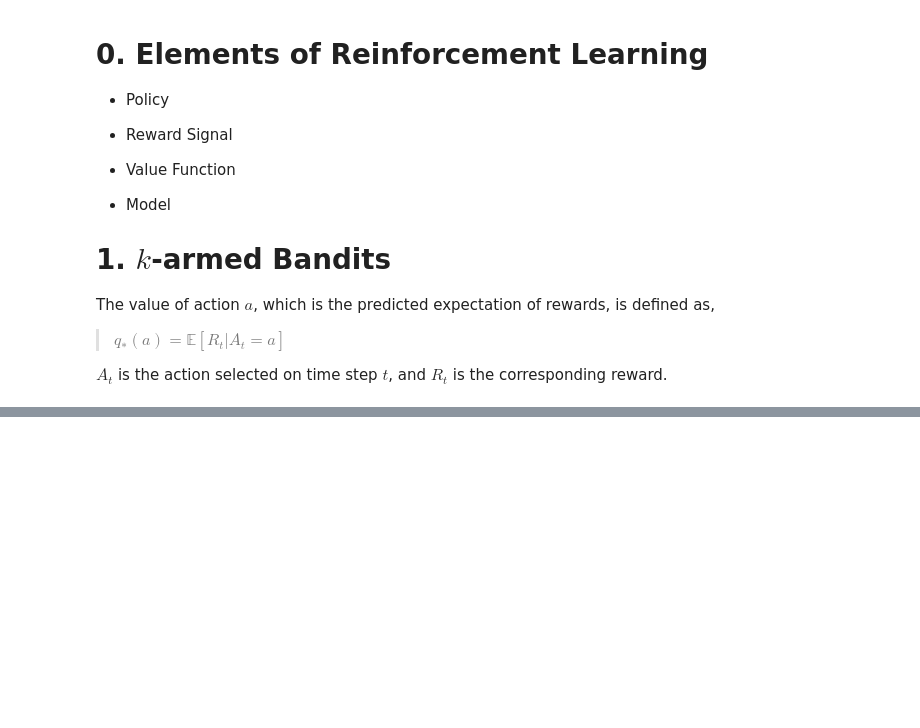
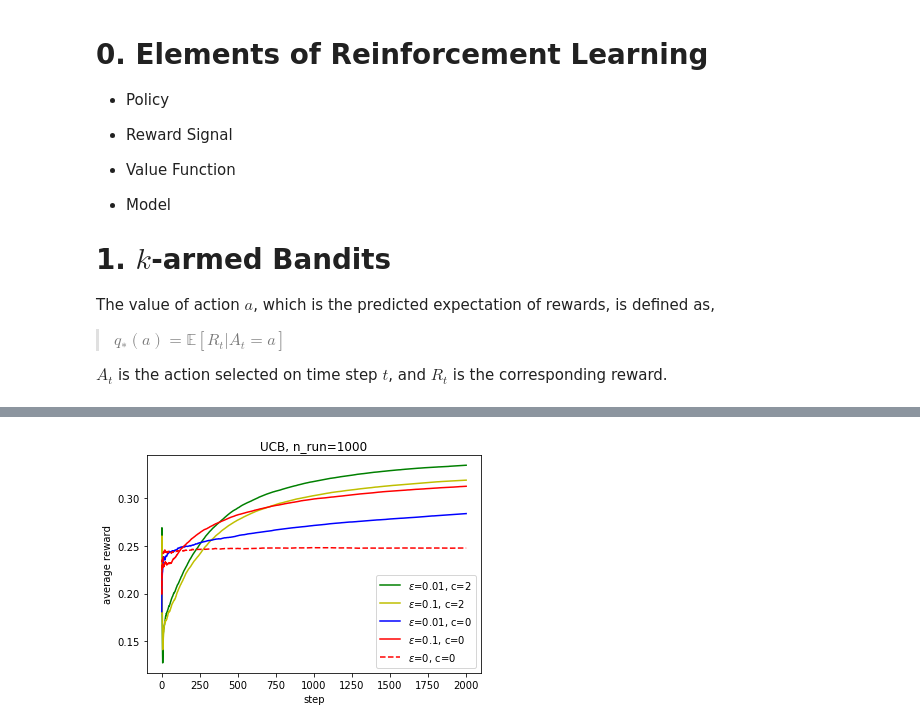
Before and after one commit to feynmanma7/machine_learning, a Jupyter notebook: ReinforcementLearning/Multi-armed Bandits.ipynb, the cells around one changed output, grey strips where cells are left out. Saved outputs shown, nothing was run; the diff lists cells and outputs as text; code cells hidden in the pictures; blank space fills up the shorter version.

```diff
--- a/ReinforcementLearning/Multi-armed Bandits.ipynb
+++ b/ReinforcementLearning/Multi-armed Bandits.ipynb
@@ -114,0 +196,39 @@ plt.show()
+# %%
+# Run
+n_run = 1000
+n_step = 2000
+
+ucb_rewards_1 = np.zeros(n_step)
+ucb_rewards_2 = np.zeros(n_step)
+ucb_rewards_3 = np.zeros(n_step)
+ucb_rewards_4 = np.zeros(n_step)
+
+for _ in range(n_run):
+    ucb_rewards_1 += bandit_experience(reward_fns, n_step, n_arm, epsilon=0.01, c=1)
+    ucb_rewards_2 += bandit_experience(reward_fns, n_step, n_arm, epsilon=0.1, c=1)
+    ucb_rewards_3 += bandit_experience(reward_fns, n_step, n_arm, epsilon=0.01, c=2)
+    ucb_rewards_4 += bandit_experience(reward_fns, n_step, n_arm, epsilon=0.1, c=2)
+
+ucb_rewards_1 /= n_step
+ucb_rewards_2 /= n_step
+ucb_rewards_3 /= n_step
+ucb_rewards_4 /= n_step
+# %%
+# Plot
+x = np.linspace(1, 2000, 2000)
+
+
+plt.plot(x, ucb_rewards_3, 'g-', label='$\epsilon$=0.01, c=2')
+plt.plot(x, ucb_rewards_4, 'y-', label='$\epsilon$=0.1, c=2')
+
+plt.plot(x, rewards_2, 'b-', label='$\epsilon$=0.01, c=0')
+plt.plot(x, rewards_3, 'r-', label='$\epsilon$=0.1, c=0')
+plt.plot(x, rewards_1, 'r--', label='$\epsilon$=0, c=0')
+
+plt.legend(loc='best')
+plt.xlabel('step')
+plt.ylabel('average reward')
+plt.title('UCB, n_run=%s' % n_run)
+plt.show()
+# %% [output]
+[figure, added]
```
Also changed, not shown: parts of 5 cells of this notebook.
